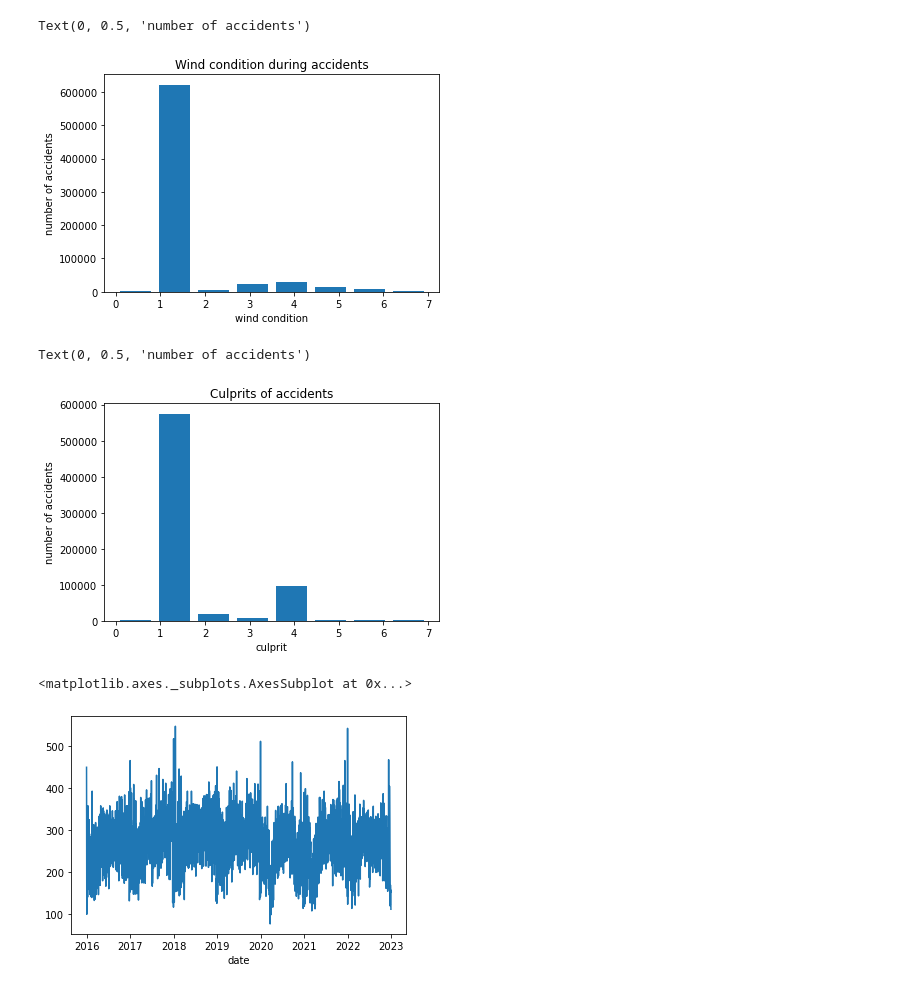
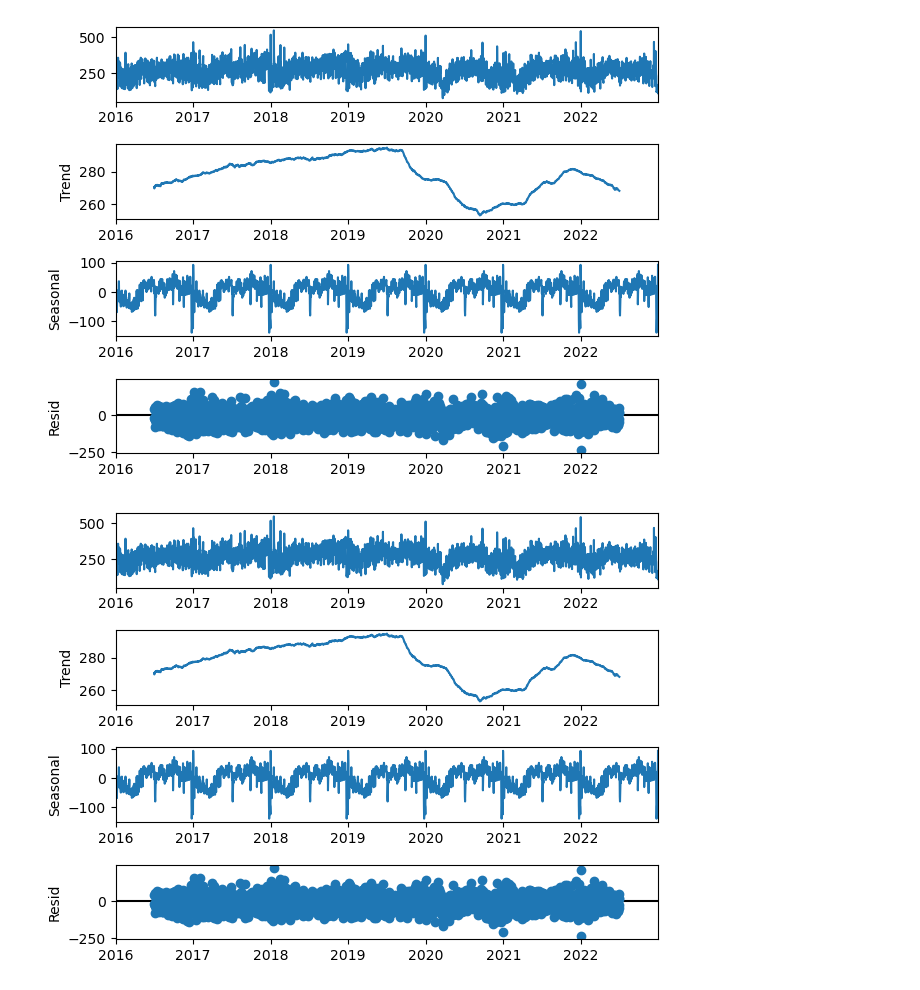
Before and after one commit to Katarina5/time-series-predictions, a Jupyter notebook: accidents.ipynb, the cells around one changed output. Drawn from its saved outputs; the diff is of its cells as text; code cells hidden in the pictures.

```diff
--- a/accidents.ipynb
+++ b/accidents.ipynb
@@ -87,21 +59 @@ Text(0, 0.5, 'number of accidents')
-# %%
-# most of the accidents happened during normal wind conditions
-
-plt.hist(accidents_df['wind_condition'], bins=8, rwidth=0.8)
-plt.title("Wind condition during accidents")
-plt.xlabel("wind condition")
-plt.ylabel("number of accidents")
-# %% [output]
-Text(0, 0.5, 'number of accidents')
-[figure, removed]
-# %%
-# main culprit = almost always driver of the motor vehicle
-
-plt.hist(accidents_df['culprits_of_accident'], bins=8, rwidth=0.8)
-plt.title("Culprits of accidents")
-plt.xlabel("culprit")
-plt.ylabel("number of accidents")
-# %% [output]
-Text(0, 0.5, 'number of accidents')
-[figure, removed]
 # %%
@@ -111,5 +63,5 @@ yearly_count = accidents_df.groupby(accidents_df['date'].dt.to_period('Y'))['dat
-# %%
-daily_count.plot()
-# %% [output]
-<matplotlib.axes._subplots.AxesSubplot at 0x...>
-[figure, removed]
+# %%
+seasonal_decompose(daily_count, period=365).plot()
+# %% [output]
+[figure, added]
+[figure, added]
```
Also changed, not shown: parts of 30 cells of this notebook.
